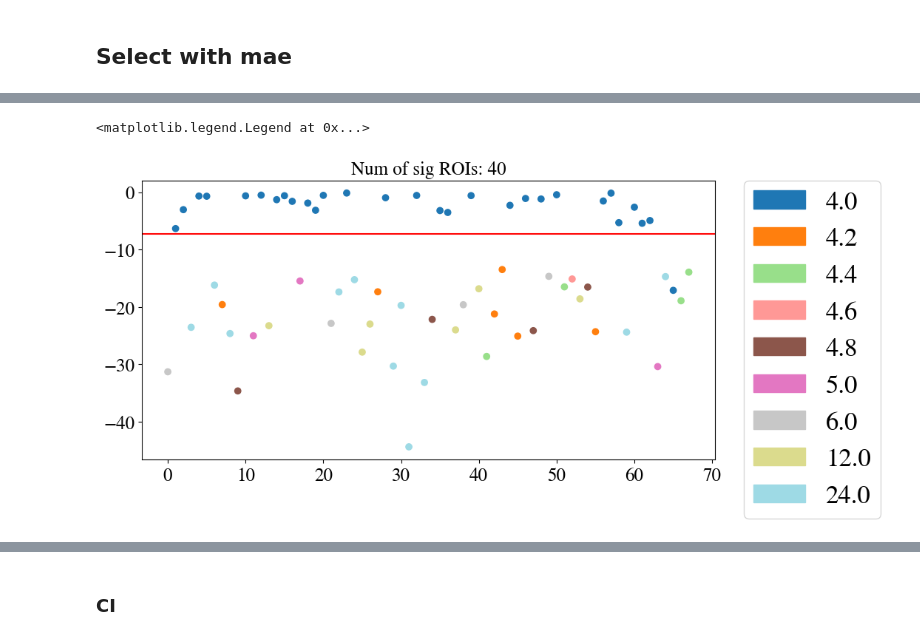
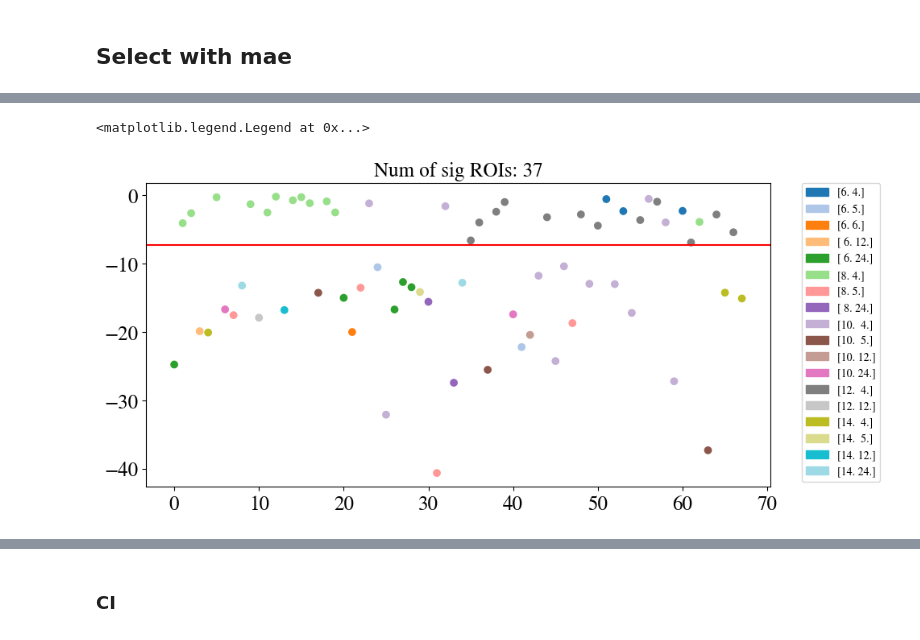
Before and after one commit to JINhuaqing/HDF, a Jupyter notebook: notebooks/real_data_run40_N.ipynb, the cells around one changed output, grey strips where cells are left out. Drawn from its saved outputs; the diff is of its cells as text; code cells hidden in the pictures.

```diff
--- a/notebooks/real_data_run40_N.ipynb
+++ b/notebooks/real_data_run40_N.ipynb
@@ -539,7 +578,8 @@ def _brain_plot(vec, cmap="Reds", threshold=None):
 from scipy.stats import chi2
 tmp_fil = list(paras.save_dir.glob(f"seed*.pkl"))[0];
 tparas = load_pkl(tmp_fil)[-1];
-lams = np.array([0.1, 0.5, 1, 2,  3, 4, 4.2, 4.4, 4.6, 4.8, 5, 6, 12, 24])
+lams = np.array([0.1, 0.5, 1, 2,  3, 4, 5, 6, 12, 24])
+Ns = np.array([6, 8, 10, 12, 14])
 
 chi_df = tparas.r*tparas.N
 log_cv = np.log(0.05/68)
@@ -550,12 +590,15 @@ Load file /data/rajlab1/user_data/jin/MyResearch/HDF_infer/notebooks/../mypkg/..
 # sel the lams based on the CV errors
 errss = []
 for roi_ix in trange(68):
-    errs = []
-    for lam in lams:
-        fil = paras.save_dir/f"seed-0_lam-{lam*1000:.0f}_roi-{roi_ix}.pkl"
-        res = load_pkl(fil, verbose=False)
-        errs.append(res[1])
-    errss.append(errs)
-errss = np.array(errss)
+    errs_N = []
+    for N in Ns:
+        errs_lam = []
+        for lam in lams:
+            fil = paras.save_dir/f"seed-0_lam-{lam*1000:.0f}_N-{N:.0f}_roi-{roi_ix}.pkl"
+            res = load_pkl(fil, verbose=False)
+            errs_lam.append(res[1])
+        errs_N.append(errs_lam)
+    errss.append(errs_N)
+errss = np.array(errss); #nroi x nN x nlam x nsub
 mse_err = np.mean(errss**2, axis=-1);
 mae_err = np.mean(np.abs(errss), axis=-1);
@@ -575,34 +624,38 @@ if not RUN_PYTHON_SCRIPT:
+# %%
+min_idxs = _argmin_last2d(mae_err);
+sel_Nlams_mae = np.zeros((68, 2))
+for roi_ix in range(68):
+    sel_Nlams_mae[roi_ix, 0] = Ns[min_idxs[0][roi_ix]]
+    sel_Nlams_mae[roi_ix, 1] = lams[min_idxs[1][roi_ix]]
 # %%
-sel_lams_mae = lams[mae_err.argmin(axis=-1)];
 T_vs = []
 keep_rois = []
 for roi_ix in trange(68):
     idxs = np.concatenate([np.arange(1, roi_ix+1), [0], np.arange(roi_ix+1, 68)])
     errs = []
-    lam = sel_lams_mae[roi_ix]
-    fil = paras.save_dir/f"seed-0_lam-{lam*1000:.0f}_roi-{roi_ix}.pkl"
+    N, lam = sel_Nlams_mae[roi_ix]
+    fil = paras.save_dir/f"seed-0_lam-{lam*1000:.0f}_N-{N:.0f}_roi-{roi_ix}.pkl"
     res = load_pkl(fil, verbose=False)
     T_vs.append(res[-2].item())
     keep_rois.append((res[0][0].Gamk.norm(dim=0) != 0).numpy().astype(int)[idxs])
 keep_rois = np.array(keep_rois)
 T_vs = np.array(T_vs);
 # %%
-unique_values = np.unique(sel_lams_mae)
-colors = plt.cm.tab20(np.linspace(0, 1, len(unique_values)))
-color_dict = dict(zip(unique_values, colors))
-point_colors = [color_dict[val] for val in sel_lams_mae]
+unique_coms = np.unique(sel_Nlams_mae, axis=0)
+colors = plt.cm.tab20(np.linspace(0, 1, len(unique_coms)));
+point_colors = [ colors[np.abs(unique_coms - val).sum(axis=-1)==0].squeeze() for val in sel_Nlams_mae];
 
 log_pvs = chi2.logsf(T_vs, df=chi_df);
 
 plt.title(f"Num of sig ROIs: {np.sum(log_pvs<log_cv):.0f}")
 plt.scatter(x=np.arange(68), y=log_pvs, c=point_colors)
 plt.axhline(y=log_cv, color="red")
 
-patches = [mpatches.Patch(color=color_dict[val], label=str(val)) for val in unique_values]
-plt.legend(handles=patches, bbox_to_anchor=(1.05, 1), loc='upper left', borderaxespad=0.)
+patches = [mpatches.Patch(color=colors[np.abs(unique_coms - val).sum(axis=-1)==0].squeeze(), label=str(val)) for val in unique_coms]
+plt.legend(handles=patches, bbox_to_anchor=(1.05, 1), loc='upper left', borderaxespad=0., ncol=1, fontsize=10)
 # %% [output]
 <matplotlib.legend.Legend at 0x...>
-[figure, old version]
+[figure, new version]
 # %%
 vec = -log_pvs
 vec = (vec-vec.min())/(vec.max()-vec.min())
```
Also changed, not shown: parts of 34 cells of this notebook, 37 other files.
